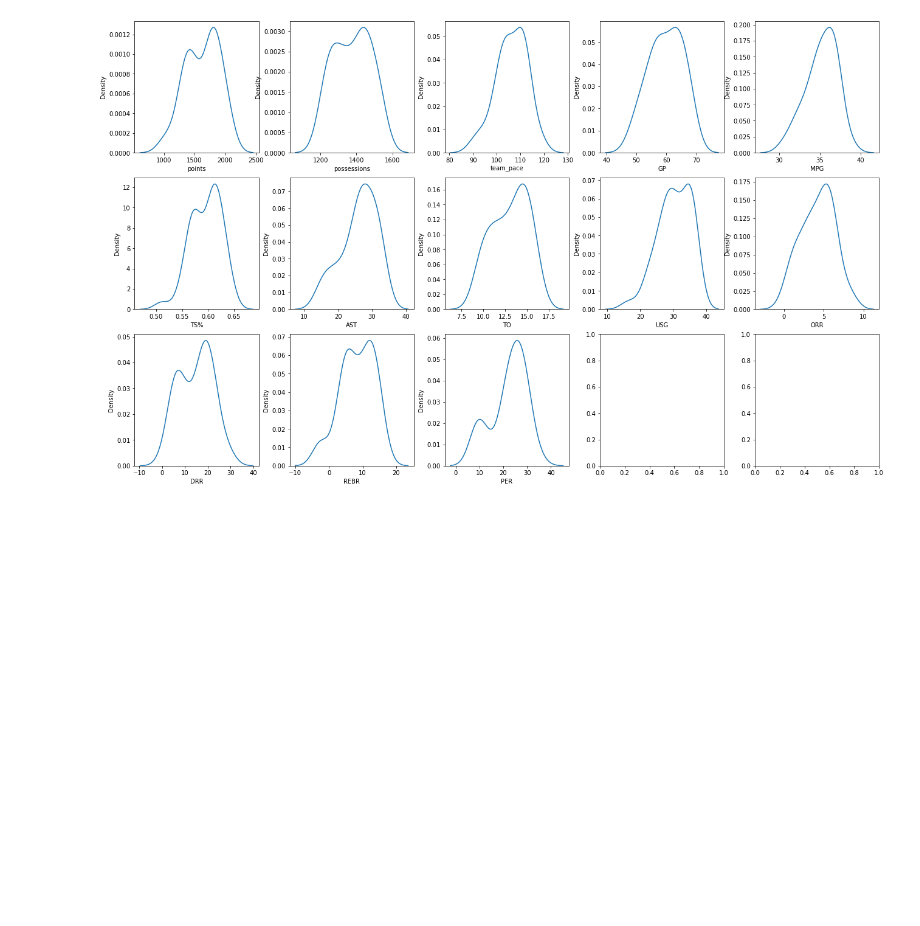
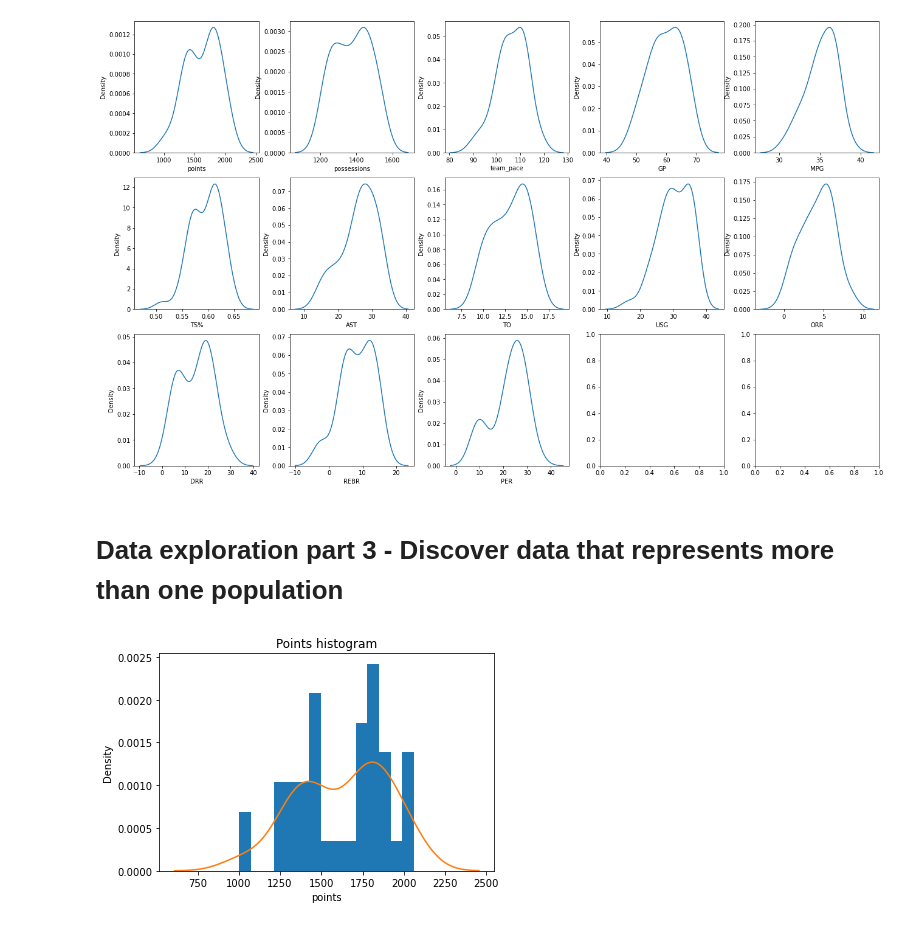
Before and after one commit to yveso/space-jam-anl, a Jupyter notebook: space-jam-anl.ipynb, the cells around one changed output. Saved outputs shown, nothing was run; the diff lists cells and outputs as text; code cells hidden in the pictures; blank space fills up the shorter version.

Commit message:
Data exploration part 3 - Discover data that represents more than one population

```diff
--- a/space-jam-anl.ipynb
+++ b/space-jam-anl.ipynb
@@ -269,3 +269,11 @@ for i in range(len(cols)):
     sns.kdeplot(ax=axes[i//5, i%5], data=player_df[cols[i]])
 # %% [output]
 [figure]
+# %% [markdown]
+# Data exploration part 3 - Discover data that represents more than one population
+# %%
+plt.hist(player_df['points'], density=True, bins=15)
+plt.title('Points histogram')
+sns.kdeplot(player_df['points']);
+# %% [output]
+[figure, added]
```
Also changed, not shown: parts of 6 cells of this notebook.
